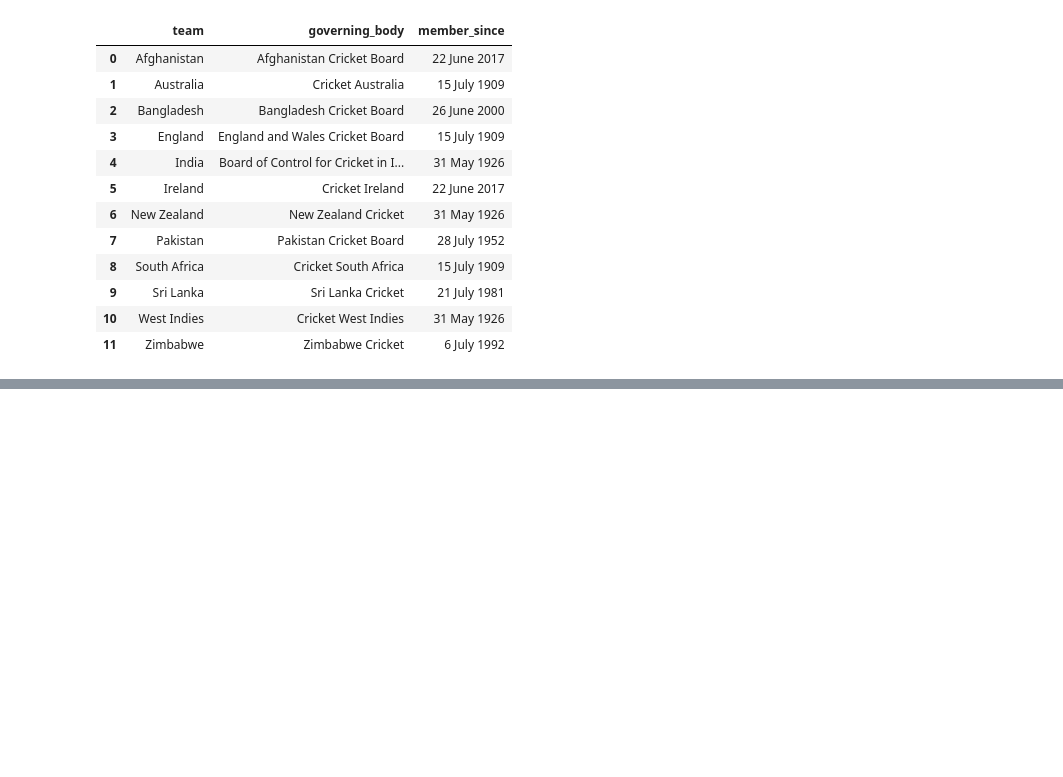
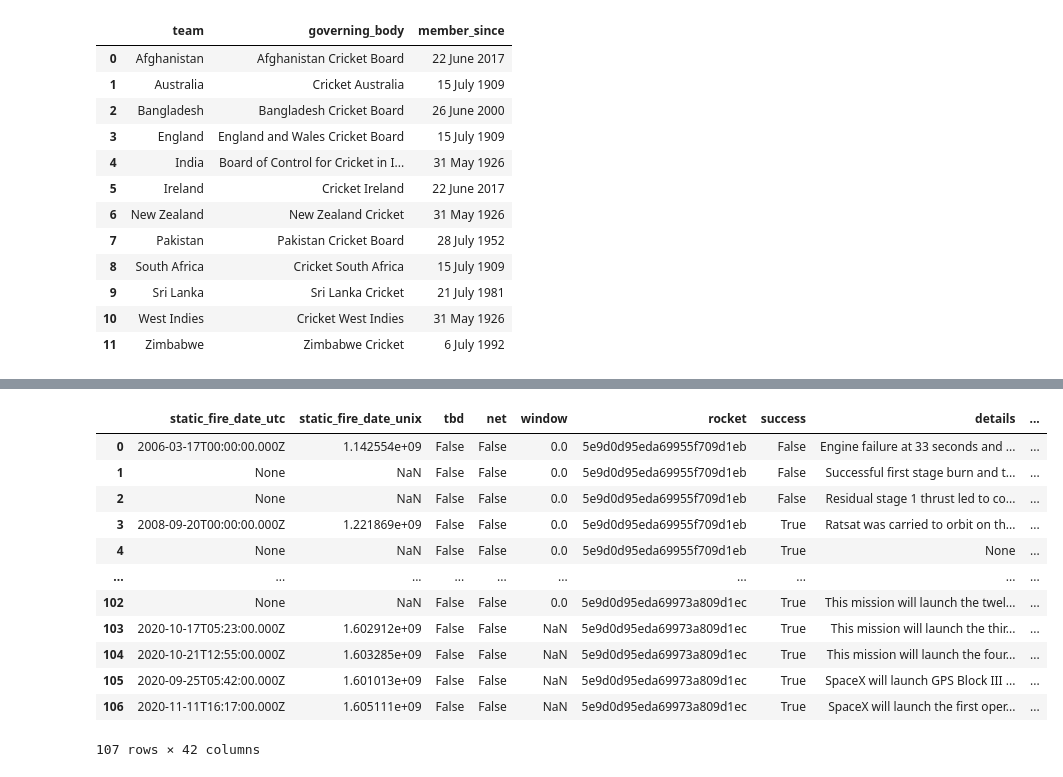
Before and after one commit to bharathArunachalam/Web_Scrapping, a Jupyter notebook: Notebook_WebScrapping.ipynb, the cells around one changed output, grey strips where cells are left out. Cells and saved outputs as stored; diff of their text form; code cells hidden in the pictures; blank space fills up the shorter version.

```diff
--- a/Notebook_WebScrapping.ipynb
+++ b/Notebook_WebScrapping.ipynb
@@ -423,0 +578,26 @@ df_4
+# %%
+import requests
+
+url = "https://www.fifa.com/api/ranking-overview?locale=en&dateId=id13554"
+
+payload={}
+headers = {
+  'authority': 'www.fifa.com',
+  'sec-ch-ua': '" Not A;Brand";v="99", "Chromium";v="99", "Google Chrome";v="99"',
+  'accept': 'application/json, text/plain, */*',
+  'traceparent': '00-4d0ccc5884a7464c92d81b4faf094ab5-371eb54f2adb4af2-01',
+  'request-id': '|4d0ccc5884a7464c92d81b4faf094ab5.371eb54f2adb4af2',
+  'sec-ch-ua-mobile': '?0',
+  'user-agent': 'Mozilla/5.0 (Windows NT 10.0; Win64; x64) AppleWebKit/537.36 (KHTML, like Gecko) Chrome/99.0.4844.51 Safari/537.36',
+  'sec-ch-ua-platform': '"Windows"',
+  'sec-fetch-site': 'same-origin',
+  'sec-fetch-mode': 'cors',
+  'sec-fetch-dest': 'empty',
+  'referer': 'https://www.fifa.com/fifa-world-ranking/men?dateId=id13554',
+  'accept-language': 'en-GB,en-US;q=0.9,en;q=0.8',
+  'cookie': 'ai_user=G29HNLMykmZ0kLR2XYTOce|2022-03-05T07:04:00.899Z; OptanonAlertBoxClosed=2022-03-05T07:04:19.663Z; o_ot_persist=%2C1%2C2%2C4%2C3%2C; _cc_id=6549280b000aa679822527b4c4c72c84; TEAL=v:517f58e4aa5062762115357042267597265386a3bb8$t:1646468360794$sn:2$en:9$s:1646466073845%3Bexp-sess; ai_session=NE1dTwwMN5u6LPSU6ccn/0|1646463844326|1646467312097; OptanonConsent=isGpcEnabled=0&datestamp=Sat+Mar+05+2022+13%3A31%3A56+GMT%2B0530+(India+Standard+Time)&version=6.19.0&isIABGlobal=false&hosts=&consentId=9890b194-e726-4053-82bf-03fee5417517&interactionCount=1&landingPath=NotLandingPage&groups=1%3A1%2C2%3A1%2C4%3A1%2C3%3A1&geolocation=IN%3BKA&AwaitingReconsent=false; o_ic_persist=; o_ec_persist=; o_sc_persist=; panoramaId_expiry=1646553730023; AMCVS_2F2827E253DAF0E10A490D4E%40AdobeOrg=1; AMCV_2F2827E253DAF0E10A490D4E%40AdobeOrg=-2121179033%7CMCIDTS%7C19057%7CMCMID%7C11411682502965704482823397432966241190%7CMCAAMLH-1647072133%7C12%7CMCAAMB-1647072133%7CRKhpRz8krg2tLO6pguXWp5olkAcUniQYPHaMWWgdJ3xzPWQmdj0y%7CMCOPTOUT-1646474533s%7CNONE%7CvVersion%7C5.3.0; s_cc=true'
+}
+
+response = requests.request("GET", url, headers=headers, data=payload)
+
+print(response.text)
@@ -423,0 +612,2 @@ df_4
+# %%
+pd.set_option('display.max_colwidth', 600)
@@ -423,0 +796,4 @@ df_4
+# %%
+url = 'https://cf-courses-data.s3.us.cloud-object-storage.appdomain.cloud/IBM-DS0321EN-SkillsNetwork/datasets/API_call_spacex_api.json'
+response_9 = requests.get(url, headers = headers)
+response_9
@@ -423,0 +802,3 @@ df_4
+# %%
+response_9_json = response_9.json()
+response_9_json[0]
@@ -423,0 +823,17 @@ df_4
+# %%
+response_9_normalise = pd.json_normalize(response_9_json)
+response_9_normalise
+# %% [output]
+|  | static_fire_date_utc | static_fire_date_unix | tbd | net | window | rocket | success | details | ... |
+| 0 | 2006-03-17T00:00:00.000Z | 1.142554e+09 | False | False | 0.0 | 5e9d0d95eda69955f709d1eb | False | Engine failure at 33 seconds and ... | ... |
+| 1 | None | NaN | False | False | 0.0 | 5e9d0d95eda69955f709d1eb | False | Successful first stage burn and t... | ... |
+| 2 | None | NaN | False | False | 0.0 | 5e9d0d95eda69955f709d1eb | False | Residual stage 1 thrust led to co... | ... |
+| 3 | 2008-09-20T00:00:00.000Z | 1.221869e+09 | False | False | 0.0 | 5e9d0d95eda69955f709d1eb | True | Ratsat was carried to orbit on th... | ... |
+| 4 | None | NaN | False | False | 0.0 | 5e9d0d95eda69955f709d1eb | True | None | ... |
+| ... | ... | ... | ... | ... | ... | ... | ... | ... | ... |
+| 102 | None | NaN | False | False | 0.0 | 5e9d0d95eda69973a809d1ec | True | This mission will launch the twel... | ... |
+| 103 | 2020-10-17T05:23:00.000Z | 1.602912e+09 | False | False | NaN | 5e9d0d95eda69973a809d1ec | True | This mission will launch the thir... | ... |
+| 104 | 2020-10-21T12:55:00.000Z | 1.603285e+09 | False | False | NaN | 5e9d0d95eda69973a809d1ec | True | This mission will launch the four... | ... |
+| 105 | 2020-09-25T05:42:00.000Z | 1.601013e+09 | False | False | NaN | 5e9d0d95eda69973a809d1ec | True | SpaceX will launch GPS Block III ... | ... |
+| 106 | 2020-11-11T16:17:00.000Z | 1.605111e+09 | False | False | NaN | 5e9d0d95eda69973a809d1ec | True | SpaceX will launch the first oper... | ... |
+107 rows × 42 columns
```
Also changed, not shown: parts of 60 cells of this notebook.
